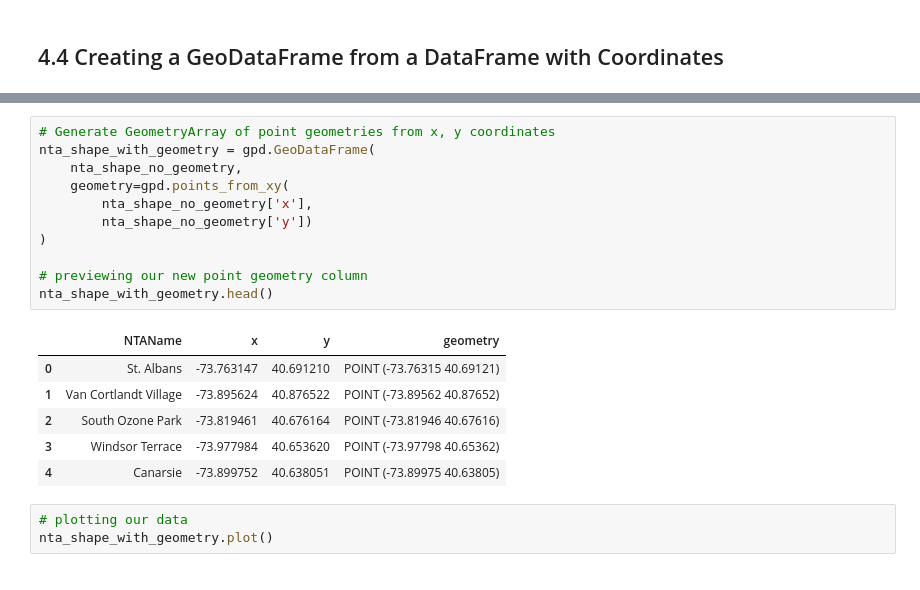
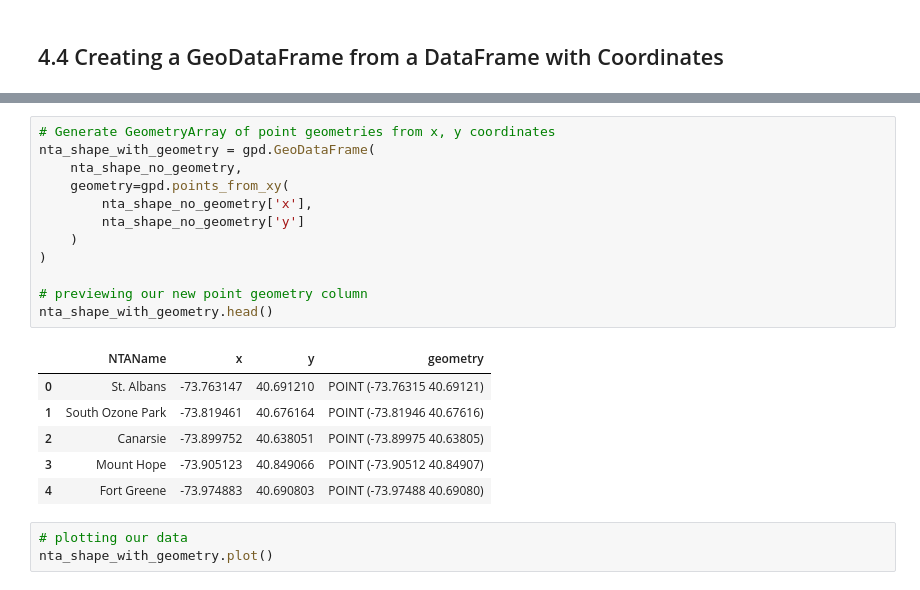
Before and after one commit to mebauer/data-analysis-using-python, a Jupyter notebook: 4-geospatial-data-mapping.ipynb, the cells around one changed output, grey strips where cells are left out. Cells and saved outputs as stored; diff of their text form.

```diff
--- a/4-geospatial-data-mapping.ipynb
+++ b/4-geospatial-data-mapping.ipynb
@@ -473,21 +473,22 @@ nta_shape_no_geometry.head()
 # %%
 # Generate GeometryArray of point geometries from x, y coordinates
 nta_shape_with_geometry = gpd.GeoDataFrame(
     nta_shape_no_geometry,
     geometry=gpd.points_from_xy(
         nta_shape_no_geometry['x'],
-        nta_shape_no_geometry['y'])
+        nta_shape_no_geometry['y']
+    )
 )
 
 # previewing our new point geometry column
 nta_shape_with_geometry.head()
 # %% [output]
 |  | NTAName | x | y | geometry |
 | 0 | St. Albans | -73.763147 | 40.691210 | POINT (-73.76315 40.69121) |
-| 1 | Van Cortlandt Village | -73.895624 | 40.876522 | POINT (-73.89562 40.87652) |
-| 2 | South Ozone Park | -73.819461 | 40.676164 | POINT (-73.81946 40.67616) |
-| 3 | Windsor Terrace | -73.977984 | 40.653620 | POINT (-73.97798 40.65362) |
-| 4 | Canarsie | -73.899752 | 40.638051 | POINT (-73.89975 40.63805) |
+| 1 | South Ozone Park | -73.819461 | 40.676164 | POINT (-73.81946 40.67616) |
+| 2 | Canarsie | -73.899752 | 40.638051 | POINT (-73.89975 40.63805) |
+| 3 | Mount Hope | -73.905123 | 40.849066 | POINT (-73.90512 40.84907) |
+| 4 | Fort Greene | -73.974883 | 40.690803 | POINT (-73.97488 40.69080) |
 # %%
 # plotting our data
 nta_shape_with_geometry.plot()
```
Also changed, not shown: parts of 53 cells of this notebook, 27 other files.
